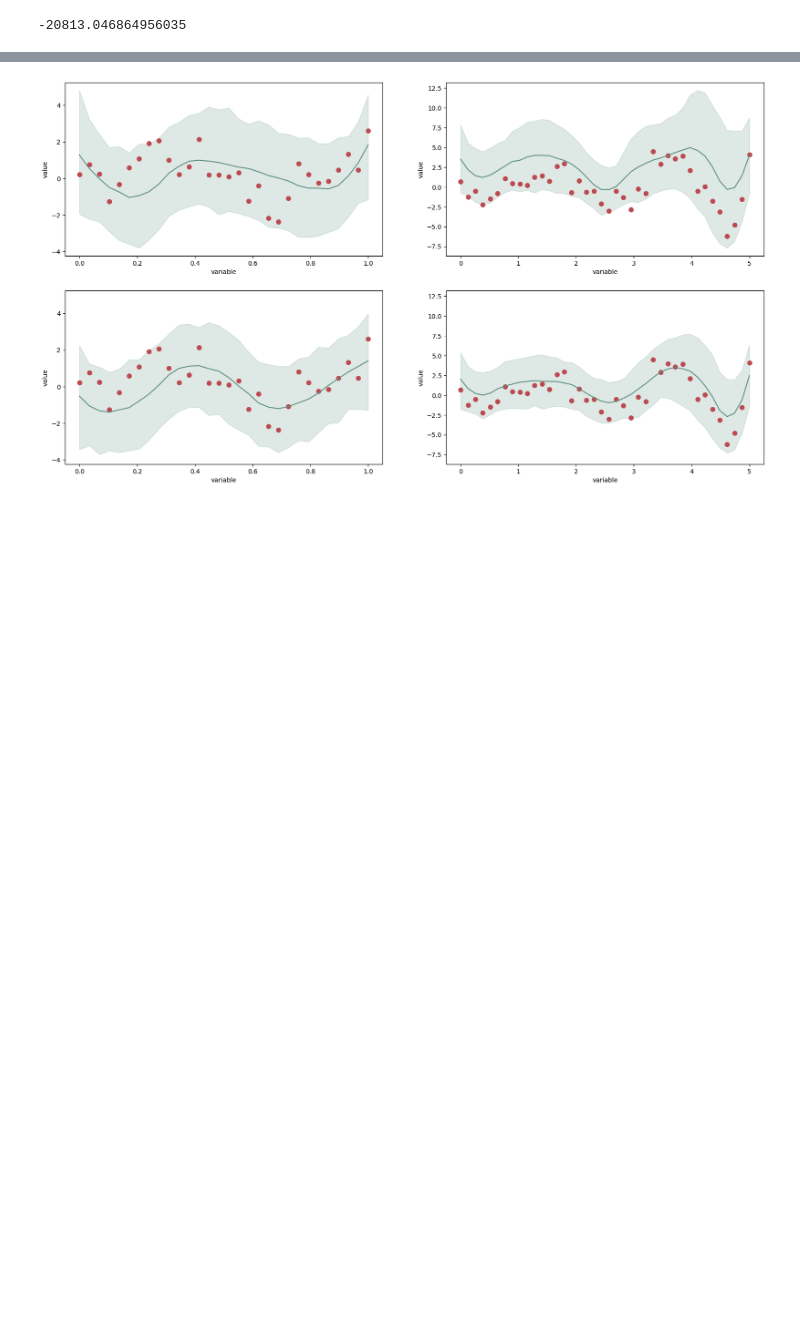
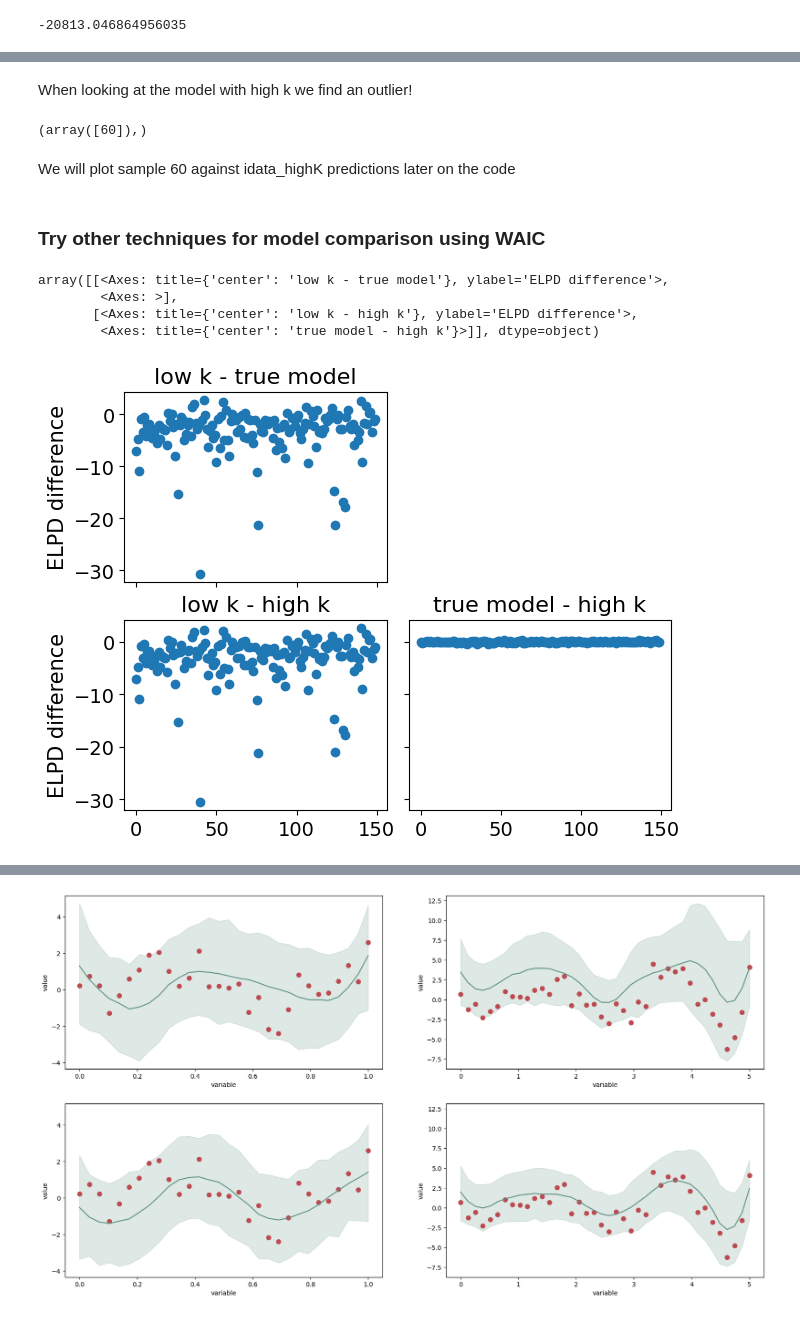
Before and after one commit to Addicted2BayesianEpistemology/bayesian_multitarget_latent_factors, a Jupyter notebook: examples/01_bspline_generated_example.ipynb, the cells around one changed output, grey strips where cells are left out. Drawn from its saved outputs; the diff is of its cells as text; code cells hidden in the pictures; blank space fills up the shorter version.

Commit message:
Experiments on model selection show high accuracy on selection of number of latent factor

```diff
--- a/examples/01_bspline_generated_example.ipynb
+++ b/examples/01_bspline_generated_example.ipynb
@@ -30,4 +44,7 @@ show_palette()
 # %% [output]
 [figure]
 # %%
+# load the inference dataset
 idata = az.from_netcdf("./01_bspline_generated_example/idata.nc")
+idata_lowK = az.from_netcdf("./01_bspline_generated_example/lowK/idata.nc")
+idata_highK = az.from_netcdf("./01_bspline_generated_example/highK/idata.nc")
@@ -61,0 +152,2 @@ Starting iteration number 5
+# %% [markdown]
+When looking at the model with high k we find an outlier!
@@ -61,0 +156,20 @@ Starting iteration number 5
+# %%
+np.where( (elpd_highK_dict['pareto_k'] > 0.7).values )
+# %% [output]
+(array([60]),)
+# %% [markdown]
+We will plot sample 60 against idata_highK predictions later on the code
+# %% [markdown]
+### Try other techniques for model comparison using WAIC
+# %%
+az.plot_elpd({
+    'low k':idata_lowK,
+    'true model':idata,
+    'high k':idata_highK
+}, var_name='y_posterior', ic='loo')
+# %% [output]
+array([[<Axes: title={'center': 'low k - true model'}, ylabel='ELPD difference'>,
+        <Axes: >],
+       [<Axes: title={'center': 'low k - high k'}, ylabel='ELPD difference'>,
+        <Axes: title={'center': 'true model - high k'}>]], dtype=object)
+[figure, added]
```
Also changed, not shown: parts of 49 cells of this notebook.
